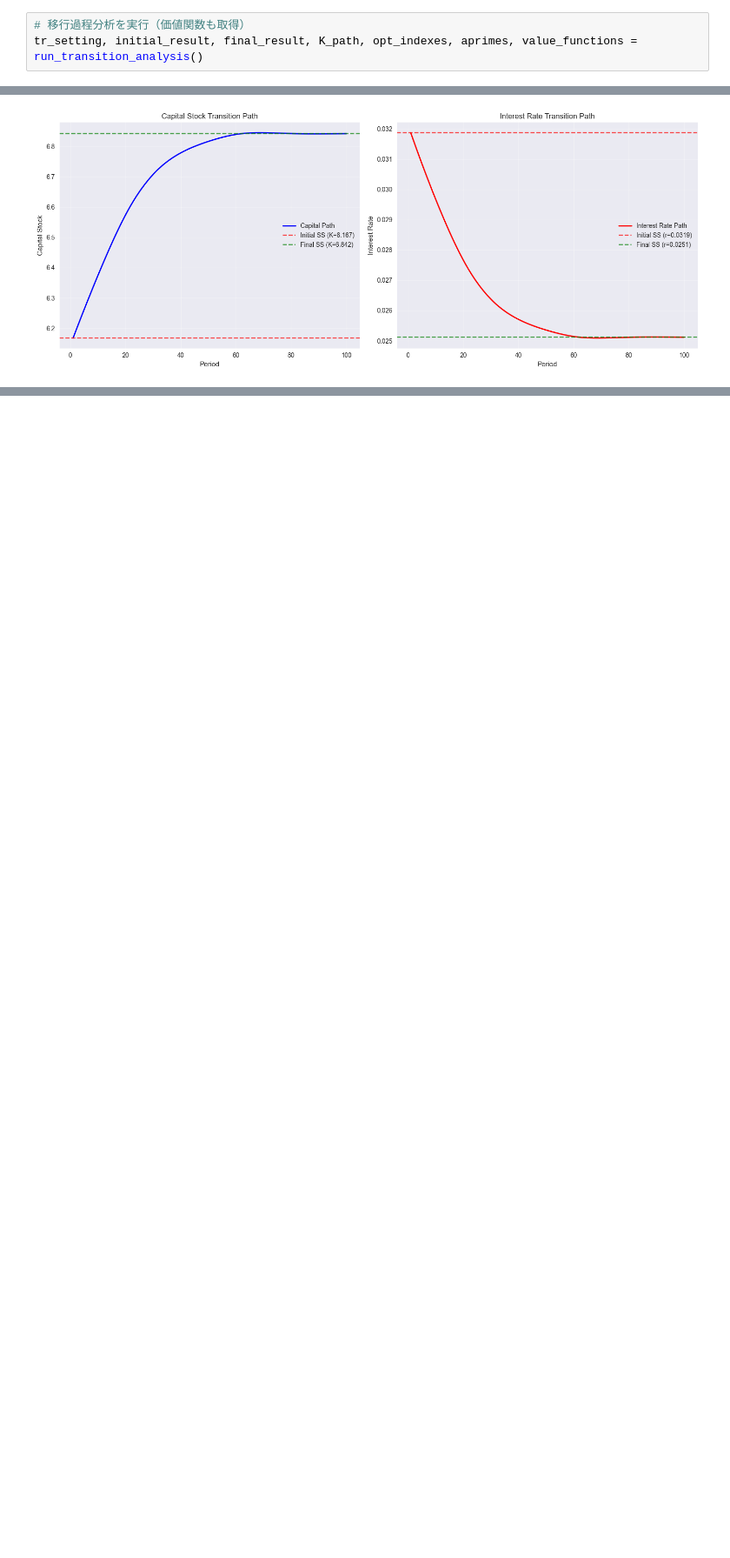
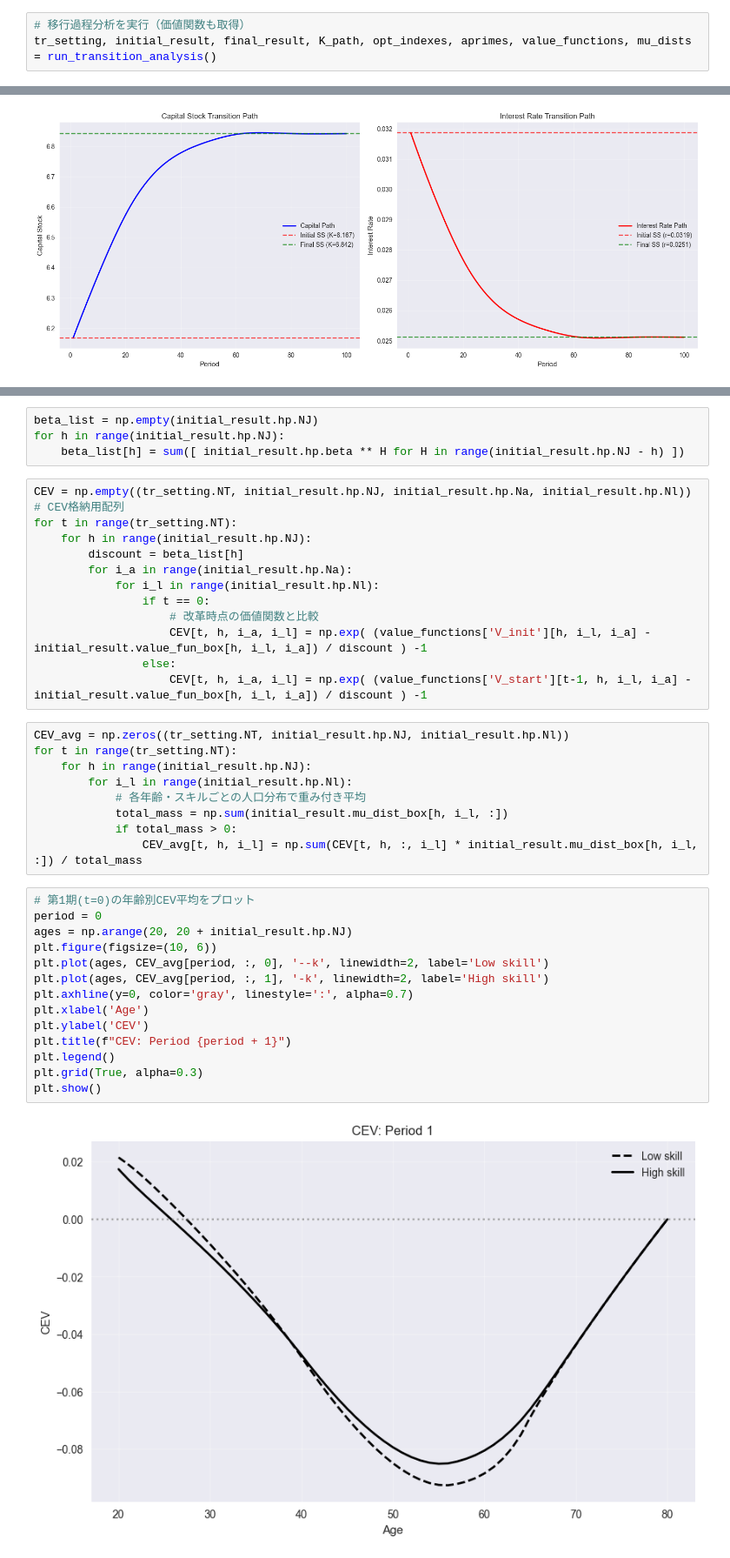
Before and after one commit to tomoyahiroe/olg, a Jupyter notebook: assemble.ipynb, the cells around one changed output, grey strips where cells are left out. Shown at 87% size. Drawn from its saved outputs; the diff is of its cells as text; blank space fills up the shorter version.

```diff
--- a/assemble.ipynb
+++ b/assemble.ipynb
@@ -1526,6 +1527,6 @@ def run_transition_analysis():
 # %%
 # 移行過程分析を実行（価値関数も取得）
-tr_setting, initial_result, final_result, K_path, opt_indexes, aprimes, value_functions = run_transition_analysis()
+tr_setting, initial_result, final_result, K_path, opt_indexes, aprimes, value_functions, mu_dists = run_transition_analysis()
 # %% [output]
 === OLG移行過程分析 ===
 
@@ -1593,0 +1597,41 @@ plot_capital_path(tr_setting, K_path, initial_result, final_result)
+# %%
+beta_list = np.empty(initial_result.hp.NJ)
+for h in range(initial_result.hp.NJ):
+    beta_list[h] = sum([ initial_result.hp.beta ** H for H in range(initial_result.hp.NJ - h) ])
+# %%
+CEV = np.empty((tr_setting.NT, initial_result.hp.NJ, initial_result.hp.Na, initial_result.hp.Nl))  # CEV格納用配列
+for t in range(tr_setting.NT):
+    for h in range(initial_result.hp.NJ):
+        discount = beta_list[h]
+        for i_a in range(initial_result.hp.Na):
+            for i_l in range(initial_result.hp.Nl):
+                if t == 0:
+                    # 改革時点の価値関数と比較
+                    CEV[t, h, i_a, i_l] = np.exp( (value_functions['V_init'][h, i_l, i_a] - initial_result.value_fun_box[h, i_l, i_a]) / discount ) -1
+                else:
+                    CEV[t, h, i_a, i_l] = np.exp( (value_functions['V_start'][t-1, h, i_l, i_a] - initial_result.value_fun_box[h, i_l, i_a]) / discount ) -1
+# %%
+CEV_avg = np.zeros((tr_setting.NT, initial_result.hp.NJ, initial_result.hp.Nl))
+for t in range(tr_setting.NT):
+    for h in range(initial_result.hp.NJ):
+        for i_l in range(initial_result.hp.Nl):
+            # 各年齢・スキルごとの人口分布で重み付き平均
+            total_mass = np.sum(initial_result.mu_dist_box[h, i_l, :])
+            if total_mass > 0:
+                CEV_avg[t, h, i_l] = np.sum(CEV[t, h, :, i_l] * initial_result.mu_dist_box[h, i_l, :]) / total_mass
+# %%
+# 第1期(t=0)の年齢別CEV平均をプロット
+period = 0
+ages = np.arange(20, 20 + initial_result.hp.NJ)
+plt.figure(figsize=(10, 6))
+plt.plot(ages, CEV_avg[period, :, 0], '--k', linewidth=2, label='Low skill')
+plt.plot(ages, CEV_avg[period, :, 1], '-k', linewidth=2, label='High skill')
+plt.axhline(y=0, color='gray', linestyle=':', alpha=0.7)
+plt.xlabel('Age')
+plt.ylabel('CEV')
+plt.title(f"CEV: Period {period + 1}")
+plt.legend()
+plt.grid(True, alpha=0.3)
+plt.show()
+# %% [output]
+[figure, added]
```
Also changed, not shown: parts of 13 cells of this notebook, 21 other files.
